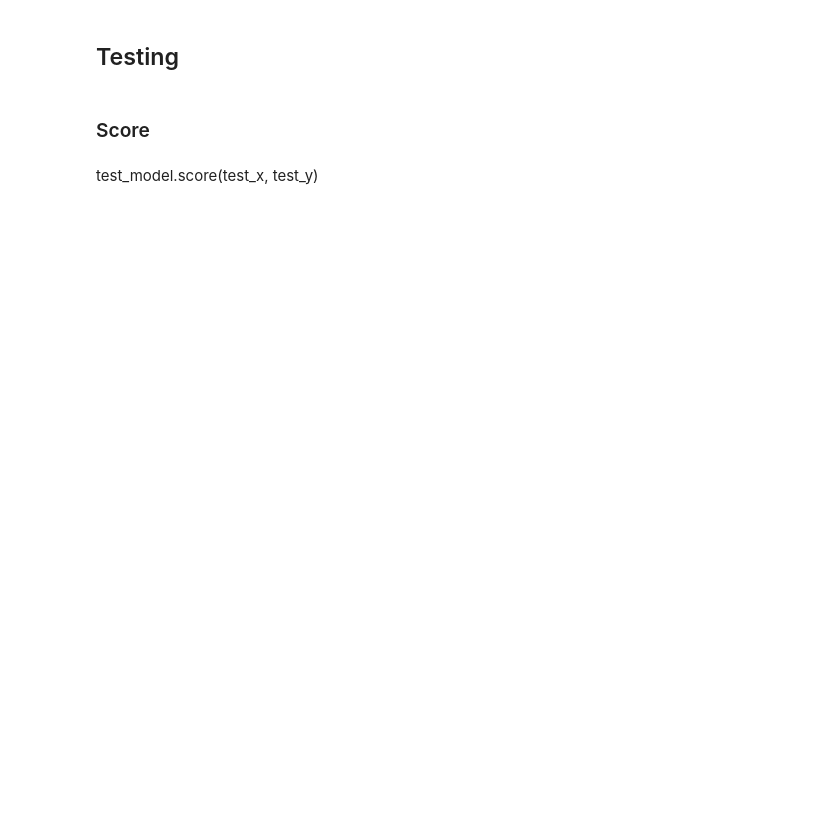
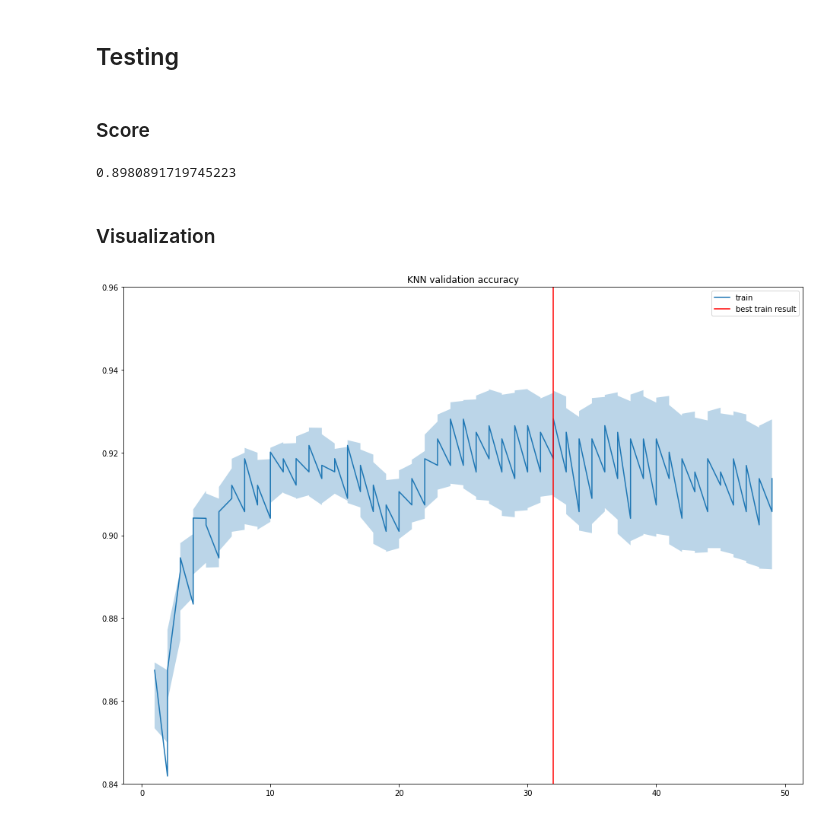
Before and after one commit to frankpietro/dm-project, a Jupyter notebook: DM_DonatiFrancaviglia_TASK3/KNN.ipynb, the cells around one changed output. Cells and saved outputs as stored; diff of their text form; code cells hidden in the pictures; blank space fills up the shorter version.

```diff
--- a/DM_DonatiFrancaviglia_TASK3/KNN.ipynb
+++ b/DM_DonatiFrancaviglia_TASK3/KNN.ipynb
@@ -22,8 +22,8 @@ with open(f'{PICKLE_FOLDER}{TRAIN}{Y}.pkl', 'rb') as f:
 # %%
 # dictionary of parameters of model
 param_d = {
-    'n_neighbors' : range(1,50),
-    'weights_options' : ['uniform', 'distance']
+    NNBR: range(1,50),
+    WGH: ['uniform', 'distance']
 }
 # iteration on parameters to collect results
 grid = itertools.product(*[param_d[key] for key in sorted(param_d)])
@@ -31,7 +31,9 @@ results = []
 for n, weights in grid:
     model = KNeighborsClassifier(n_neighbors=n, weights=weights)
     mean_val_score, std_val_score = cross_validation_summary(model, train_x.values, train_y.values)
-    res = weights, n, mean_val_score, std_val_score
+    res = n, weights, mean_val_score, std_val_score
     results.append(res)
 
-df = pd.DataFrame(results, columns=['weights', 'n_neighbors', 'mean_val_score', 'std_val_score'])
+# print top 5 combination results
+results_df = pd.DataFrame(results, columns=sorted(param_d) + [MVS, SVS])
+results_df.sort_values(MVS, ascending=False).head(8)
@@ -92,5 +98,33 @@ with open(f'{PICKLE_FOLDER}{TEST}{Y}.pkl', 'rb') as f:
     test_y = pickle.load(f)
 # %% [markdown]
 ### Score
-# %% [markdown]
-test_model.score(test_x, test_y)
+# %%
+test_model.score(test_x, test_y)
+# %% [output]
+0.8980891719745223
+# %% [markdown]
+### Visualization
+# %%
+# plt.errorbar(tmp.n_neighbors, tmp.mean_val_score, tmp.std_val_score)
+plt.figure(figsize=(16,12))
+plt.plot(results_df[NNBR], results_df[MVS], label='train')
+lower_bound = results_df[MVS] - results_df[SVS]/2
+upper_bound = results_df[MVS] + results_df[SVS]/2
+lower_bound = gaussian_filter1d(lower_bound, 1)
+upper_bound = gaussian_filter1d(upper_bound, 1)
+plt.fill_between(results_df.n_neighbors, lower_bound, upper_bound, alpha=.3)
+plt.plot([32,32], [0,1], color='r', label='best train result')
+plt.ylim([0.84,0.96])
+
+# test_val = []
+# for i in range(1,50):
+#     test_knn = KNeighborsClassifier(n_neighbors=i, weights='distance')
+#     test_knn.fit(train_x, train_y)
+#     test_val.append(test_knn.score(test_x, test_y))
+
+# plt.plot(test_val, color='g', label='test')
+plt.title('KNN validation accuracy')
+plt.legend()
+plt.show()
+# %% [output]
+[figure, added]
```
Also changed, not shown: parts of 8 cells of this notebook, 2 other files.
